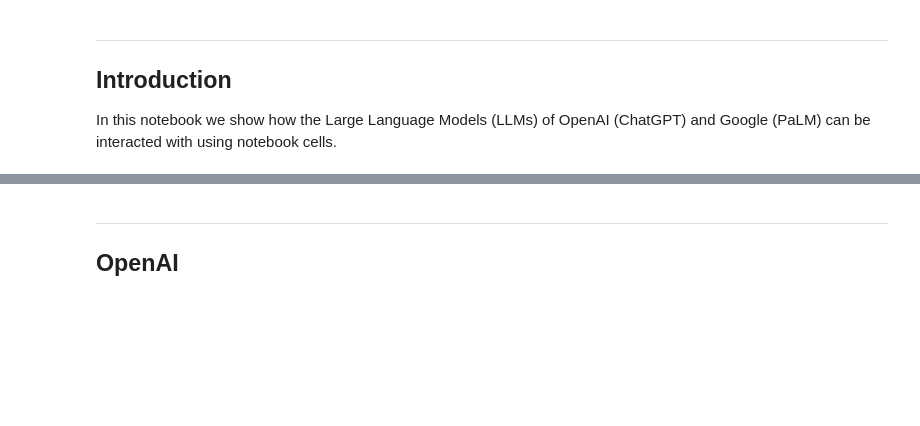
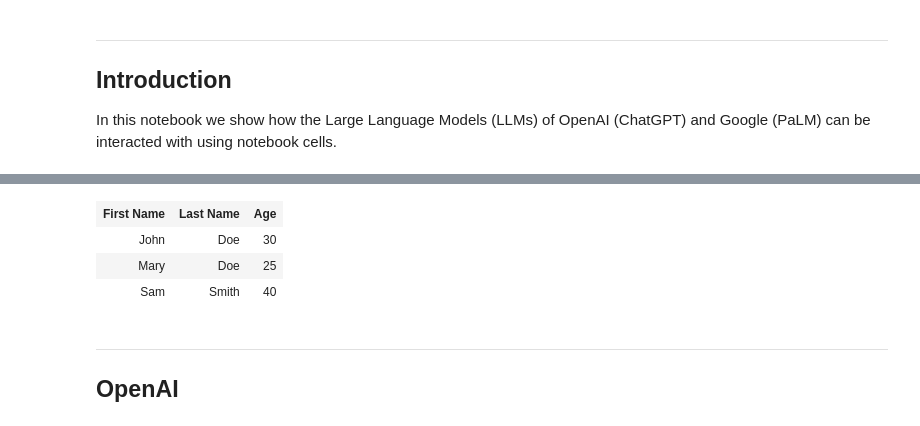
Before and after one commit to antononcube/Raku-Jupyter-Chatbook, a Jupyter notebook: eg/Chatbook-LLM-cells.ipynb, the cells around one changed output, grey strips where cells are left out. Saved outputs shown, nothing was run; the diff lists cells and outputs as text; code cells hidden in the pictures; blank space fills up the shorter version.

```diff
--- a/eg/Chatbook-LLM-cells.ipynb
+++ b/eg/Chatbook-LLM-cells.ipynb
@@ -13,3 +28,15 @@ In this notebook we show how the Large Language Models (LLMs) of OpenAI (ChatGPT
+# %%
+%%html
+use LLM::Functions;
+
+my &ftbl = llm-function({"The HTML code of a random table with $^a rows and $^b columns is : "}, e => 'OpenAI');
+
+&ftbl(4,3)
+# %% [output]
+| First Name | Last Name | Age |
+| John | Doe | 30 |
+| Mary | Doe | 25 |
+| Sam | Smith | 40 |
 # %% [markdown]
 -----
 
```
Also changed, not shown: parts of 5 cells of this notebook.
